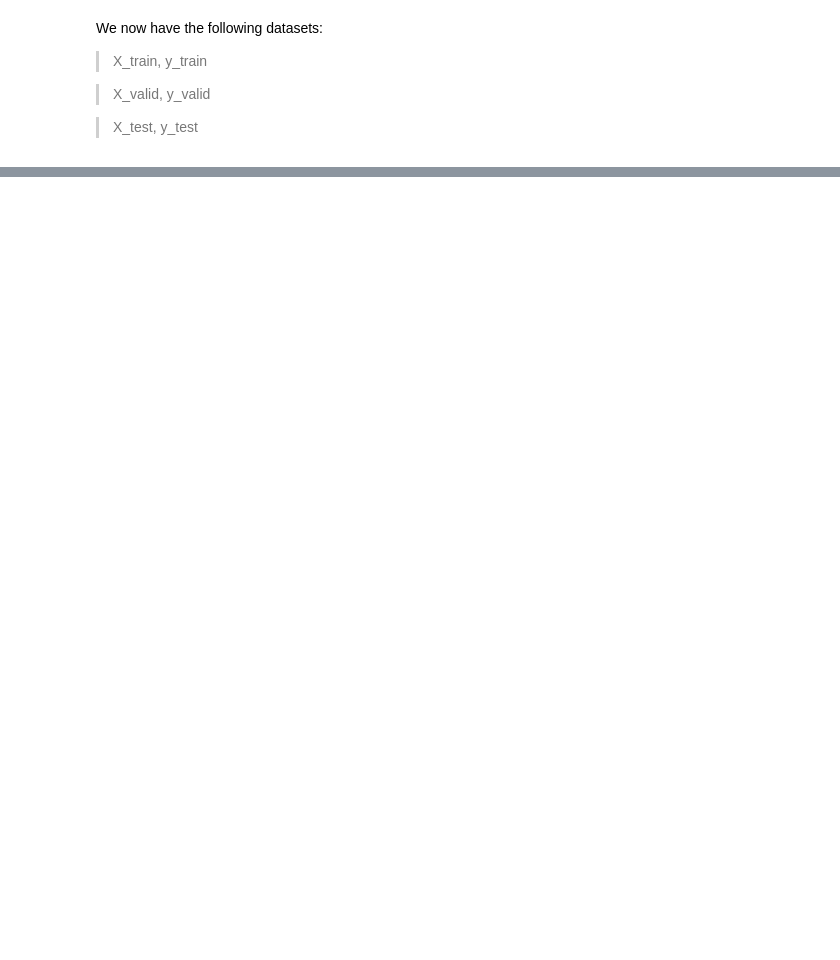
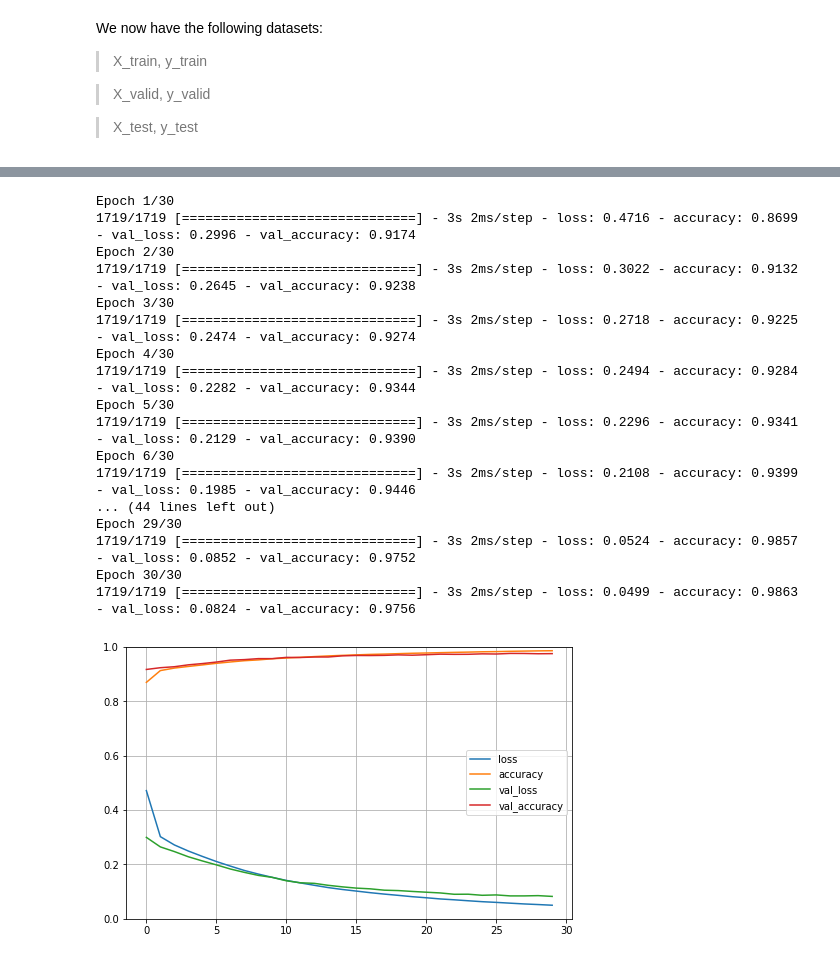
Before and after one commit to Bcromas/deep_learning_practice, a Jupyter notebook: Basic_MNIST.ipynb, the cells around one changed output, grey strips where cells are left out. Cells and saved outputs as stored; diff of their text form; code cells hidden in the pictures; blank space fills up the shorter version.

```diff
--- a/Basic_MNIST.ipynb
+++ b/Basic_MNIST.ipynb
@@ -130,0 +138,55 @@ array([7, 2, 1])
+# %%
+default_dense = partial(keras.layers.Dense,
+                        kernel_initializer='lecun_normal',
+                        activation='selu',
+                       )
+
+model = keras.models.Sequential([
+    keras.layers.Flatten(input_shape=[28, 28]),
+    default_dense(300),
+    default_dense(300),
+    default_dense(10, activation='softmax')
+])
+
+model.compile(
+    loss=tf.keras.losses.SparseCategoricalCrossentropy(), # loss when labels are integers
+    optimizer=keras.optimizers.SGD(lr=0.001, momentum=0.9),
+    metrics=['accuracy']
+)
+
+early_stopping_cb = keras.callbacks.EarlyStopping(
+    patience=10,
+    restore_best_weights=True
+)
+
+history = model.fit(
+    X_train,
+    y_train,
+    epochs=30,
+    validation_data=(X_valid, y_valid),
+    callbacks=[early_stopping_cb]
+)
+
+pd.DataFrame(history.history).plot(figsize=(8, 5))
+plt.grid(True)
+plt.gca().set_ylim(0, 1) # set the vertical range to [0-1]
+plt.show()
+# %% [output]
+Epoch 1/30
+1719/1719 [==============================] - 3s 2ms/step - loss: 0.4716 - accuracy: 0.8699 - val_loss: 0.2996 - val_accuracy: 0.9174
+Epoch 2/30
+1719/1719 [==============================] - 3s 2ms/step - loss: 0.3022 - accuracy: 0.9132 - val_loss: 0.2645 - val_accuracy: 0.9238
+Epoch 3/30
+1719/1719 [==============================] - 3s 2ms/step - loss: 0.2718 - accuracy: 0.9225 - val_loss: 0.2474 - val_accuracy: 0.9274
+Epoch 4/30
+1719/1719 [==============================] - 3s 2ms/step - loss: 0.2494 - accuracy: 0.9284 - val_loss: 0.2282 - val_accuracy: 0.9344
+Epoch 5/30
+1719/1719 [==============================] - 3s 2ms/step - loss: 0.2296 - accuracy: 0.9341 - val_loss: 0.2129 - val_accuracy: 0.9390
+Epoch 6/30
+1719/1719 [==============================] - 3s 2ms/step - loss: 0.2108 - accuracy: 0.9399 - val_loss: 0.1985 - val_accuracy: 0.9446
+... (44 lines left out)
+Epoch 29/30
+1719/1719 [==============================] - 3s 2ms/step - loss: 0.0524 - accuracy: 0.9857 - val_loss: 0.0852 - val_accuracy: 0.9752
+Epoch 30/30
+1719/1719 [==============================] - 3s 2ms/step - loss: 0.0499 - accuracy: 0.9863 - val_loss: 0.0824 - val_accuracy: 0.9756
+[figure, added]
```
Also changed, not shown: parts of 27 cells of this notebook.
